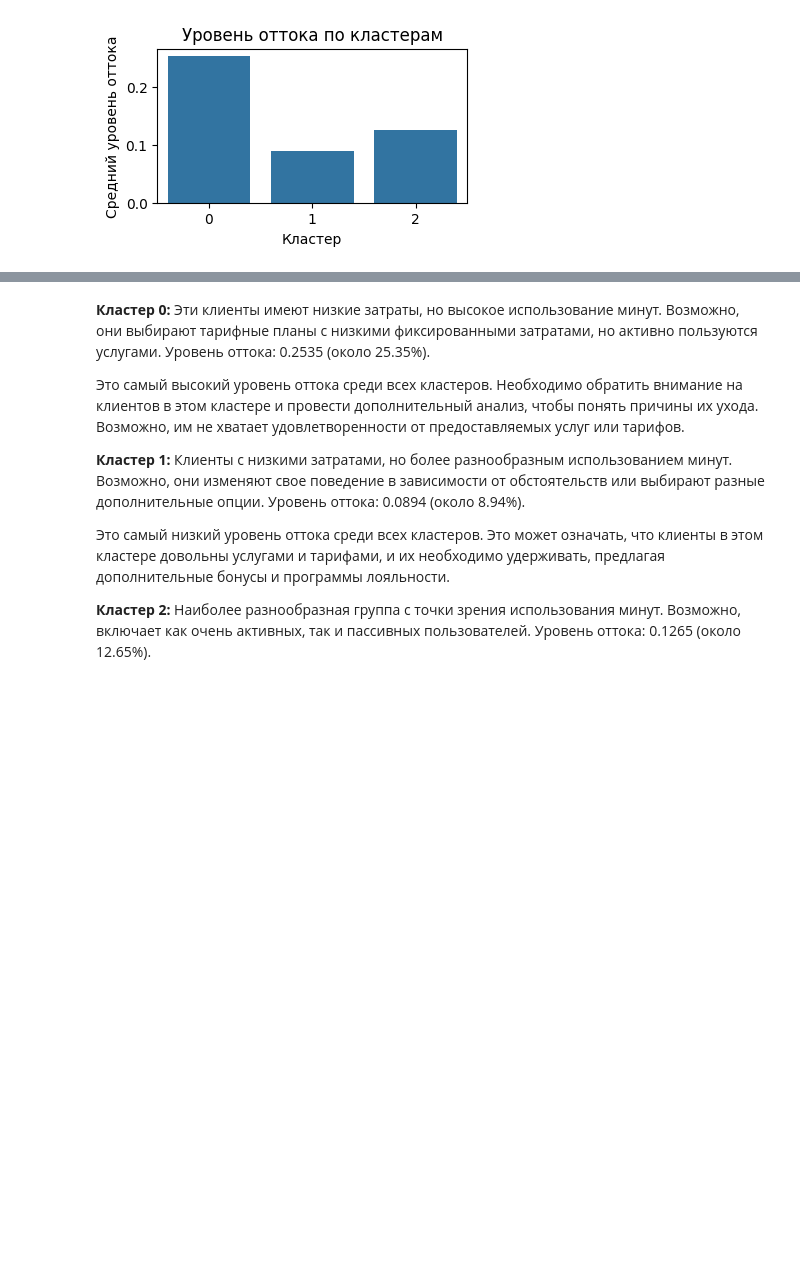
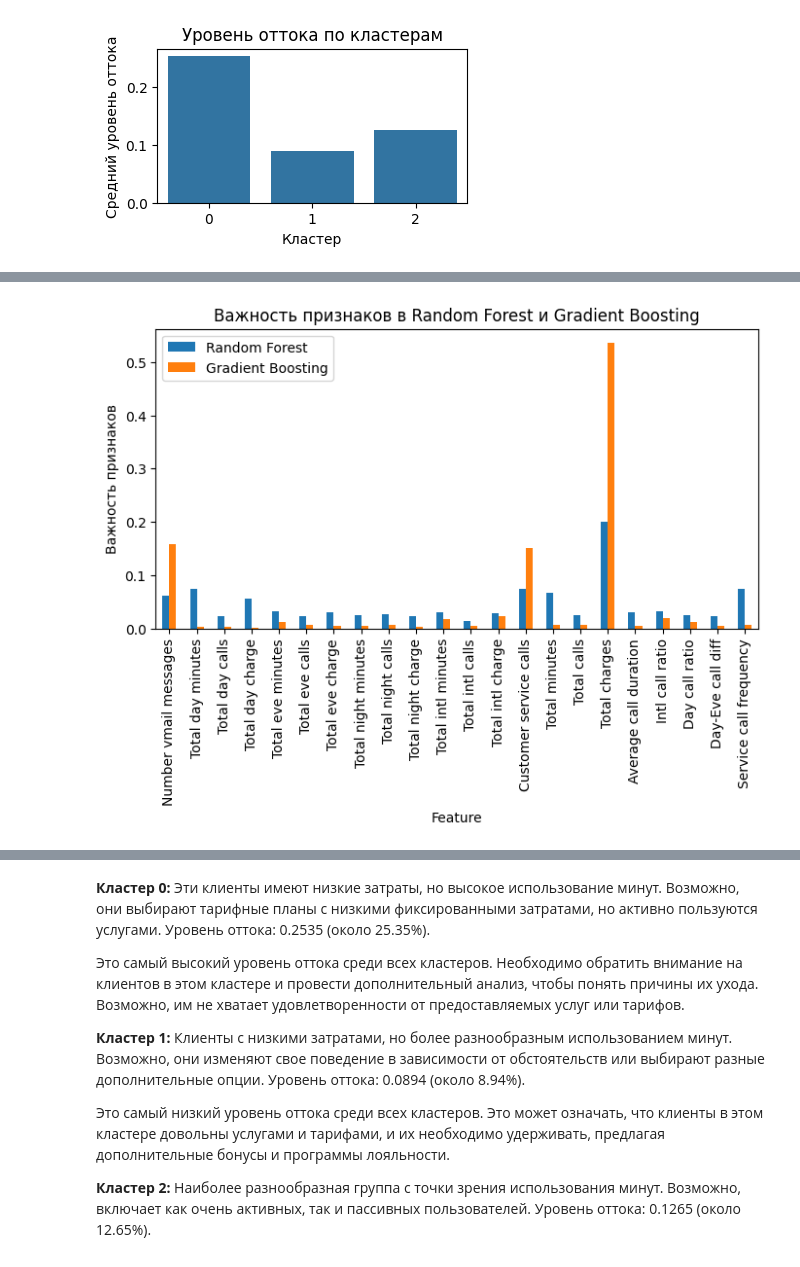
Before and after one commit to annakopeikina/-annakopeikina-gEEKbRAIN_end-of-semestr_project, a Jupyter notebook: hw11.ipynb, the cells around one changed output, grey strips where cells are left out. Drawn from its saved outputs; the diff is of its cells as text; code cells hidden in the pictures; blank space fills up the shorter version.

```diff
--- a/hw11.ipynb
+++ b/hw11.ipynb
@@ -1479,0 +1519,23 @@ Accuracy ансамбля стеккинга: 0.9505
+# %%
+import pandas as pd
+import numpy as np
+
+# Извлечение важности признаков из моделей, которые её поддерживают
+rf_feature_importances = stacking_clf.named_estimators_['rf'].feature_importances_
+gb_feature_importances = stacking_clf.named_estimators_['gb'].feature_importances_
+
+# Создание DataFrame с важностью признаков
+feature_names = X_train.columns
+df_feature_importances = pd.DataFrame({
+    'Feature': feature_names,
+    'Random Forest': rf_feature_importances,
+    'Gradient Boosting': gb_feature_importances
+})
+
+# Визуализация
+df_feature_importances.set_index('Feature').plot(kind='bar', figsize=(8,4))
+plt.title('Важность признаков в Random Forest и Gradient Boosting')
+plt.ylabel('Важность признаков')
+plt.show()
+# %% [output]
+[figure, added]
```
Also changed, not shown: parts of 4 cells of this notebook.
